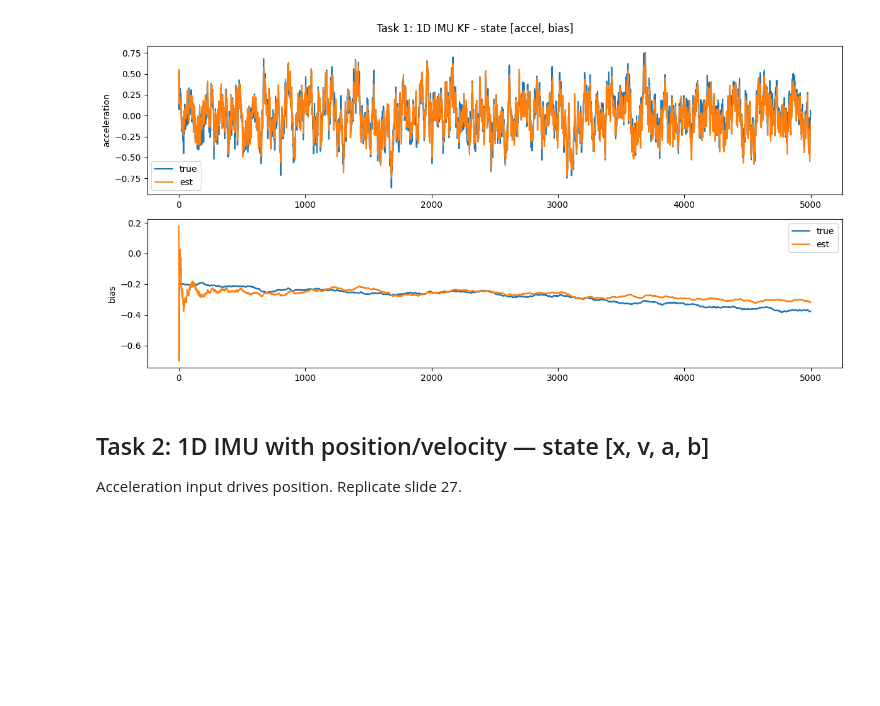
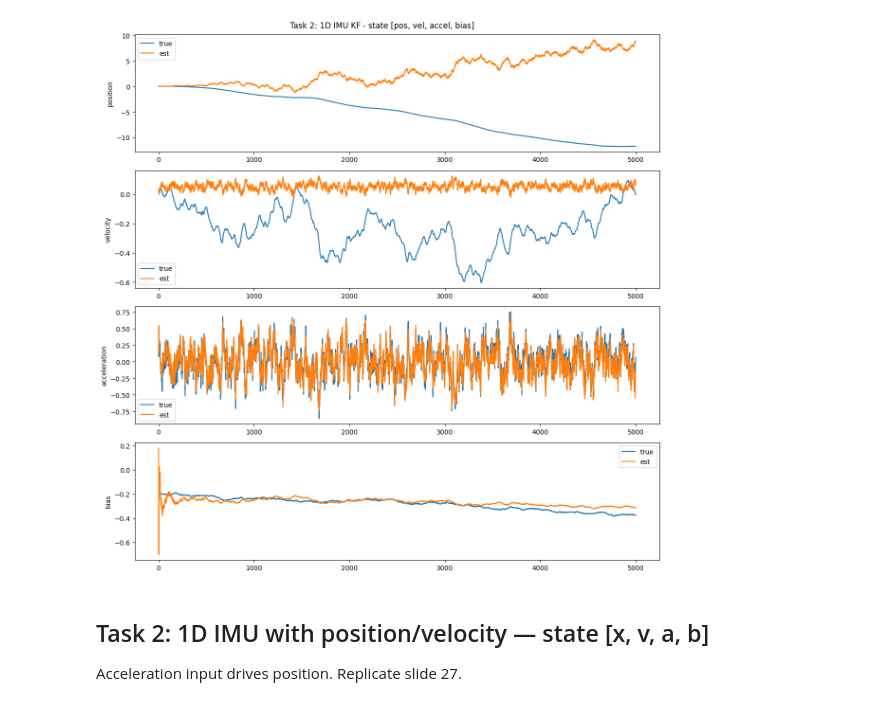
Before and after one commit to Mikkelnn/ES8-Courses, a Jupyter notebook: sensors_and_systems/Exam/Topic_3/session_5.ipynb, the cells around one changed output. Cells and saved outputs as stored; diff of their text form; code cells hidden in the pictures; blank space fills up the shorter version.

```diff
--- a/sensors_and_systems/Exam/Topic_3/session_5.ipynb
+++ b/sensors_and_systems/Exam/Topic_3/session_5.ipynb
@@ -22,58 +22,56 @@ Perfect model/estimator match. Replicate slide 25.
 # %%
 # Task 1: estimate acceleration and bias from noisy measurement
-# state: [accel, bias]
+# state: [pos, vel, accel, bias]
+# position integrates velocity, velocity integrates acceleration
 # accel: AR(1) process
 # bias:  random walk
 # measurement: accel + bias + noise
 
-Phi_1 = np.array([[phi, 0.0],
-                   [0.0, 1.0]])
-Q_1   = np.diag([SD_a**2, SD_b**2])
-H_1   = np.array([[1.0, 1.0]])
-R_1   = np.array([[SD_v**2]])
+Phi_2 = np.array([[1, Ts,  0,   0],
+                   [0,  1, Ts,   0],
+                   [0,  0, phi,  0],
+                   [0,  0,  0,   1]])
+Q_2 = np.diag([0.0, 0.0, SD_a**2, SD_b**2])
+H_2 = np.array([[0, 0, 1, 1]])   # measures accel + bias
+R_2 = np.array([[SD_v**2]])
 
-state_true = np.array([[0.5], [b]]) # initial state
-
-true_a = np.zeros(N)
-true_b = np.zeros(N)
-z_1    = np.zeros(N)
+state_true_2 = np.array([[0.0], [0.0], [0.5], [b]])
+true_2 = np.zeros((4, N))
+z_2    = np.zeros(N)
 
 for k in range(N):
-    true_a[k] = state_true[0, 0]
-    true_b[k] = state_true[1, 0]
-    z_1[k]    = (H_1 @ state_true)[0, 0] + SD_v * rng.standard_normal()
-    w = np.array([[SD_a * rng.standard_normal()],
+    true_2[:, k] = state_true_2[:, 0]
+    z_2[k] = (H_2 @ state_true_2)[0, 0] + SD_v * rng.standard_normal()
+    w = np.array([[0.0], [0.0],
+                  [SD_a * rng.standard_normal()],
                   [SD_b * rng.standard_normal()]])
-    state_true = Phi_1 @ state_true + w
+    state_true_2 = Phi_2 @ state_true_2 + w
 
-state_est_1 = np.zeros((2, 1))
-P_1 = np.eye(2)
-est_a = np.zeros(N)
-est_b = np.zeros(N)
+state_est_2 = np.zeros((4, 1))
+P_2 = np.eye(4)
+est_2 = np.zeros((4, N))
 
 for k in range(N):
     # predict
-    state_est_1 = Phi_1 @ state_est_1
-    P_1 = Phi_1 @ P_1 @ Phi_1.T + Q_1
+    state_est_2 = Phi_2 @ state_est_2
+    P_2 = Phi_2 @ P_2 @ Phi_2.T + Q_2
     # update
-    innov = z_1[k] - (H_1 @ state_est_1)[0, 0]
-    S = H_1 @ P_1 @ H_1.T + R_1
-    K = P_1 @ H_1.T @ np.linalg.inv(S)
-    state_est_1 = state_est_1 + K * innov
-    IKH = np.eye(2) - K @ H_1
-    P_1 = IKH @ P_1 @ IKH.T + K @ R_1 @ K.T
-    est_a[k] = state_est_1[0, 0]
-    est_b[k] = state_est_1[1, 0]
+    innov = z_2[k] - (H_2 @ state_est_2)[0, 0]
+    S = H_2 @ P_2 @ H_2.T + R_2
+    K = P_2 @ H_2.T @ np.linalg.inv(S)
+    state_est_2 = state_est_2 + K * innov
+    IKH = np.eye(4) - K @ H_2
+    P_2 = IKH @ P_2 @ IKH.T + K @ R_2 @ K.T
+    est_2[:, k] = state_est_2[:, 0]
 
-fig, axes = plt.subplots(2, 1, figsize=(12, 6))
-fig.suptitle("Task 1: 1D IMU KF - state [accel, bias]")
-axes[0].plot(true_a, label="true"); axes[0].plot(est_a, label="est")
-axes[0].set_ylabel("acceleration"); axes[0].legend()
-axes[1].plot(true_b, label="true"); axes[1].plot(est_b, label="est")
-axes[1].set_ylabel("bias"); axes[1].legend()
+fig, axes = plt.subplots(4, 1, figsize=(12, 12))
+fig.suptitle("Task 2: 1D IMU KF - state [pos, vel, accel, bias]")
+for i, label in enumerate(["position", "velocity", "acceleration", "bias"]):
+    axes[i].plot(true_2[i], label="true"); axes[i].plot(est_2[i], label="est")
+    axes[i].set_ylabel(label); axes[i].legend()
 plt.tight_layout(); plt.show()
 # %% [output]
-[figure, old version]
+[figure, new version]
 # %% [markdown]
 ## Task 2: 1D IMU with position/velocity — state [x, v, a, b]
 Acceleration input drives position. Replicate slide 27.
```
Also changed, not shown: parts of 10 cells of this notebook.
